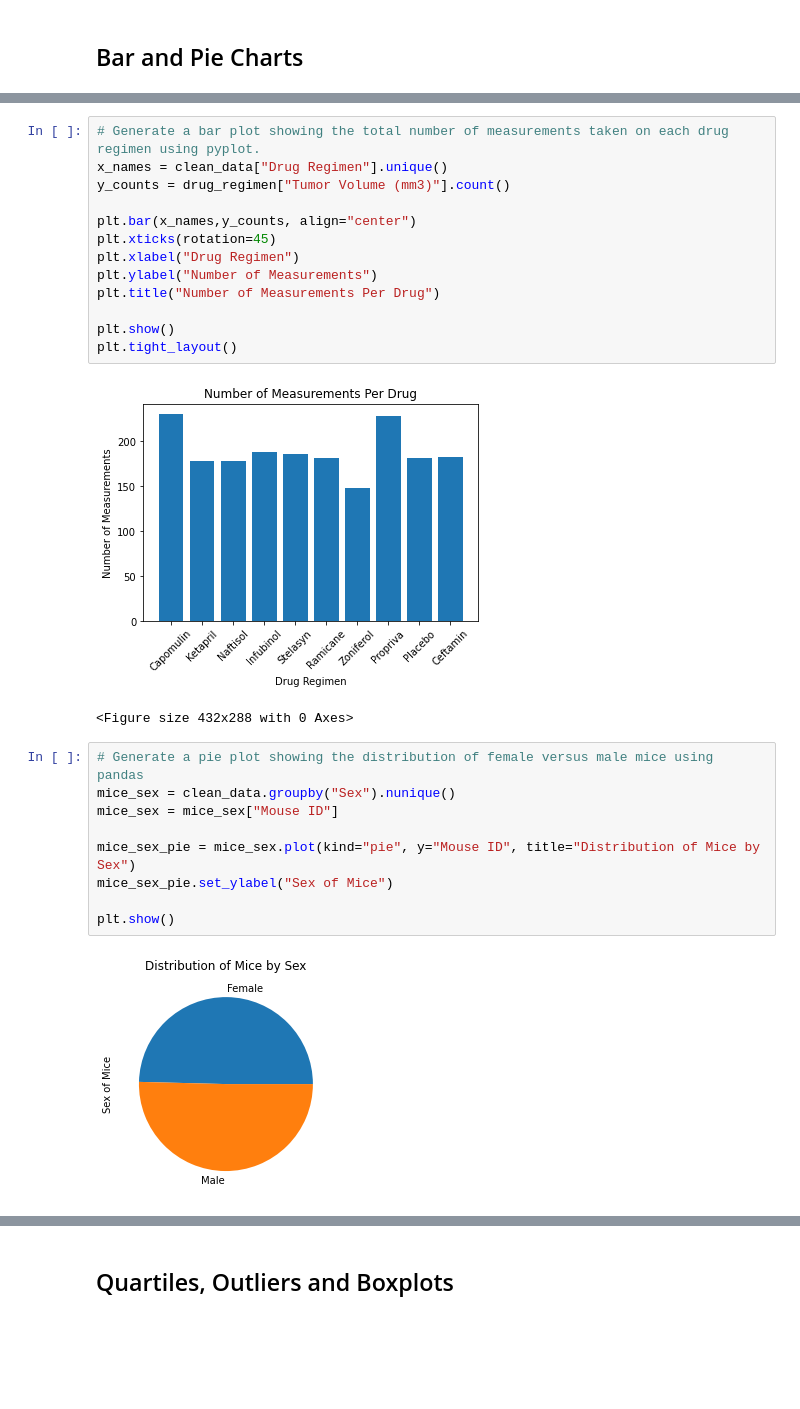
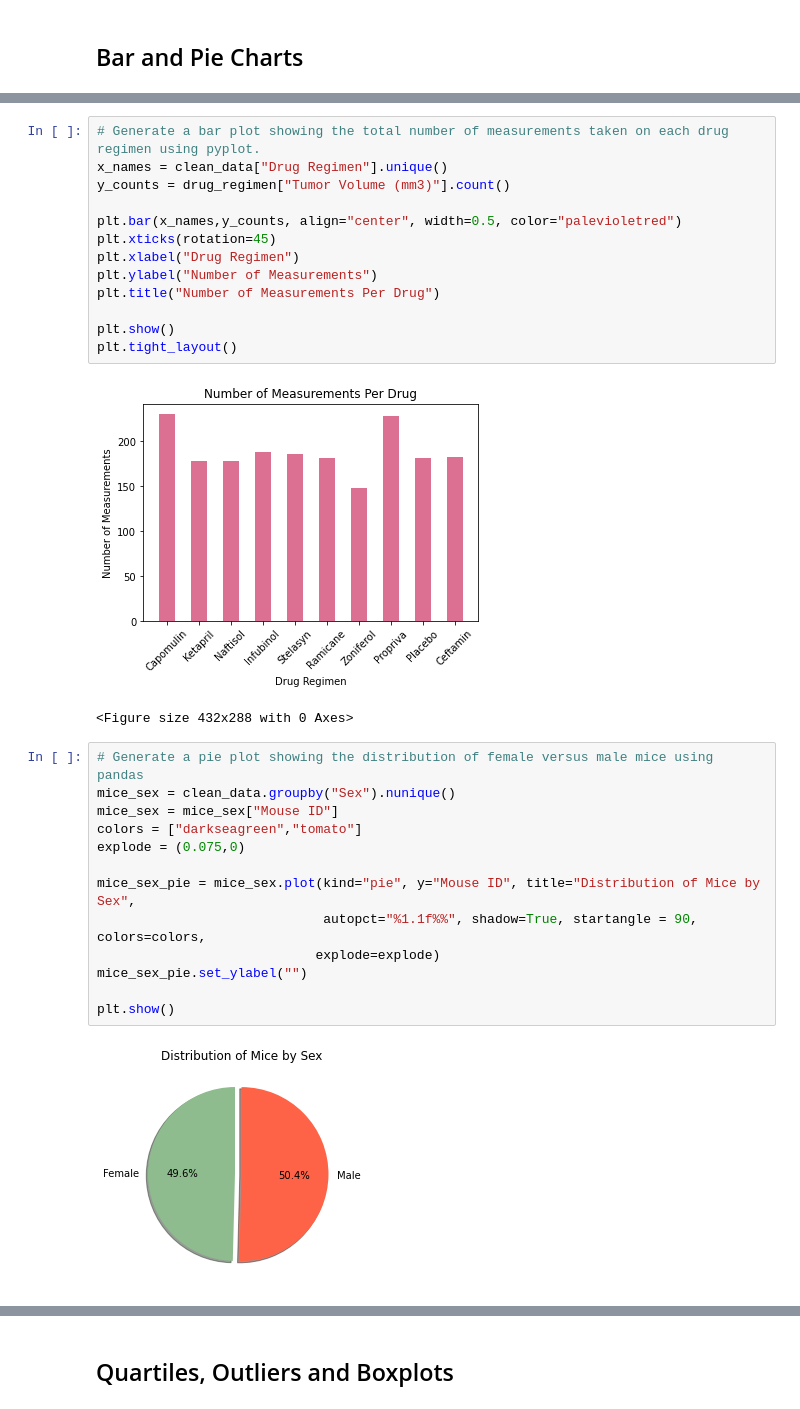
Before and after one commit to njmorr/matplotlib-challenge, a Jupyter notebook: pymaceuticals.ipynb, the cells around one changed output, grey strips where cells are left out. Drawn from its saved outputs; the diff is of its cells as text; blank space fills up the shorter version.

Commit message:
bar and pie charts comlete & formatted

```diff
--- a/pymaceuticals.ipynb
+++ b/pymaceuticals.ipynb
@@ -181,7 +181,7 @@ plt.show()
 x_names = clean_data["Drug Regimen"].unique()
 y_counts = drug_regimen["Tumor Volume (mm3)"].count()
 
-plt.bar(x_names,y_counts, align="center")
+plt.bar(x_names,y_counts, align="center", width=0.5, color="palevioletred")
 plt.xticks(rotation=45)
 plt.xlabel("Drug Regimen")
 plt.ylabel("Number of Measurements")
@@ -190,18 +190,22 @@ plt.title("Number of Measurements Per Drug")
 plt.show()
 plt.tight_layout()
 # %% [output]
-[figure, old version]
+[figure, new version]
 <Figure size 432x288 with 0 Axes>
 # %%
 # Generate a pie plot showing the distribution of female versus male mice using pandas
 mice_sex = clean_data.groupby("Sex").nunique()
 mice_sex = mice_sex["Mouse ID"]
+colors = ["darkseagreen","tomato"]
+explode = (0.075,0)
 
-mice_sex_pie = mice_sex.plot(kind="pie", y="Mouse ID", title="Distribution of Mice by Sex")
-mice_sex_pie.set_ylabel("Sex of Mice")
+mice_sex_pie = mice_sex.plot(kind="pie", y="Mouse ID", title="Distribution of Mice by Sex",
+                             autopct="%1.1f%%", shadow=True, startangle = 90, colors=colors,
+                            explode=explode)
+mice_sex_pie.set_ylabel("")
 
 plt.show()
 # %% [output]
-[figure, old version]
+[figure, new version]
 # %%
 # Generate a pie plot showing the distribution of female versus male mice using pyplot
```
Also changed, not shown: parts of 2 cells of this notebook.
